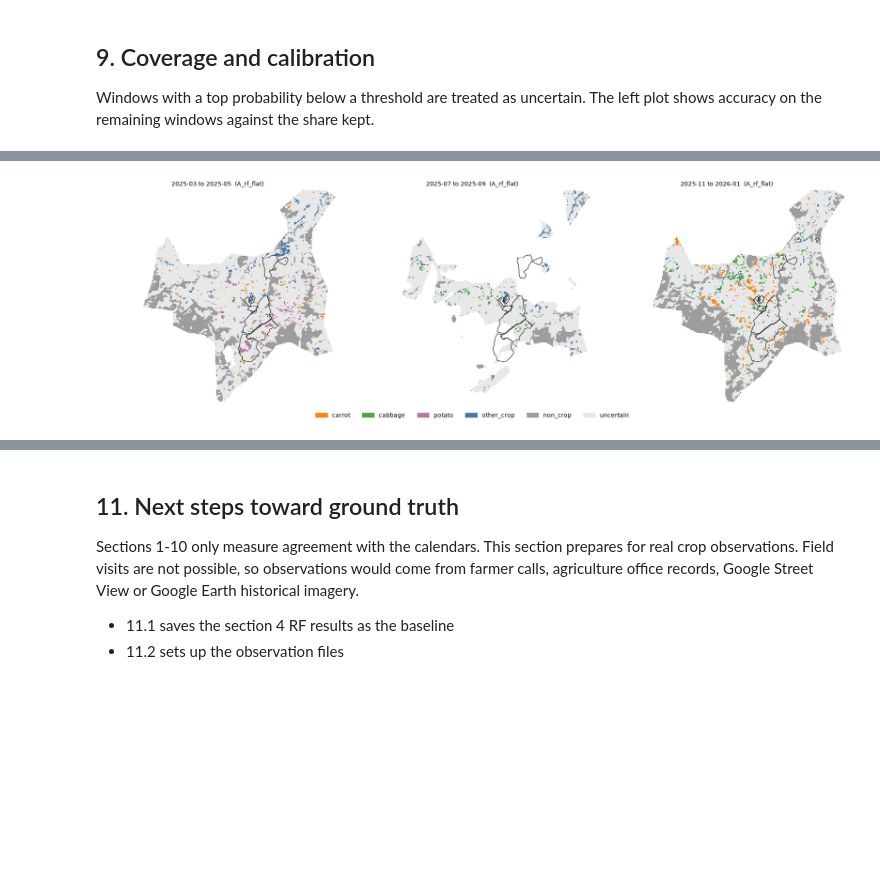
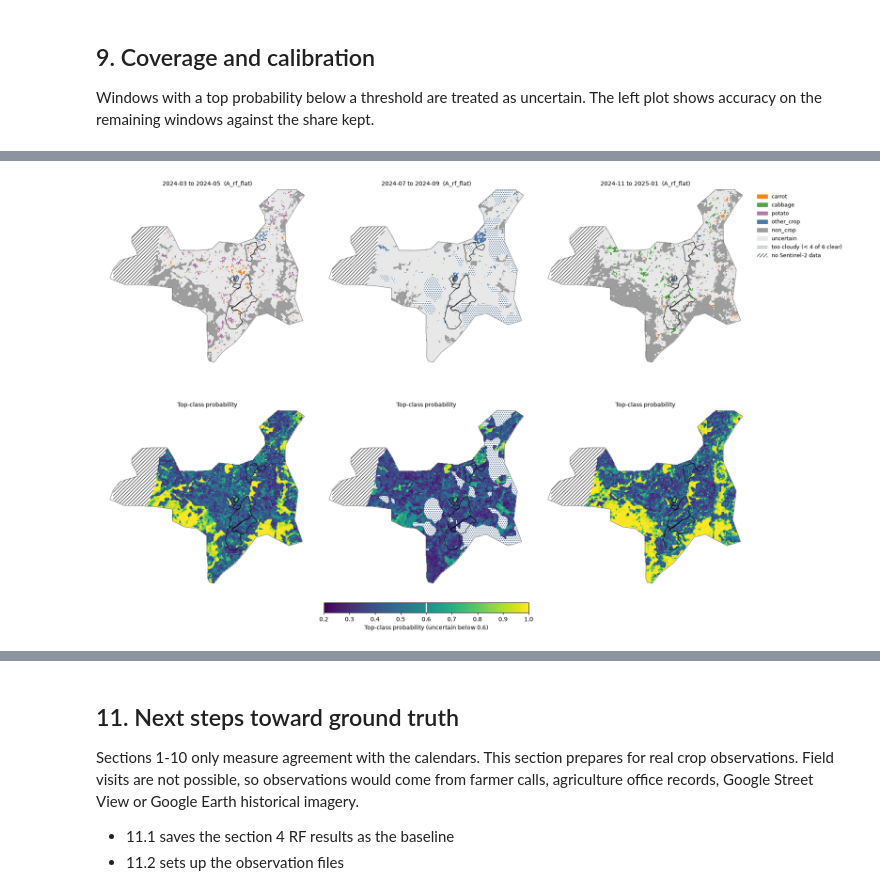
Before and after one commit to jrdavid-dev/external-crop-data-classification, a Jupyter notebook: notebooks/08_atok_weak_supervision_prototype.ipynb, the cells around one changed output, grey strips where cells are left out. Drawn from its saved outputs; the diff is of its cells as text; code cells hidden in the pictures; blank space fills up the shorter version.

```diff
--- a/notebooks/08_atok_weak_supervision_prototype.ipynb
+++ b/notebooks/08_atok_weak_supervision_prototype.ipynb
@@ -245,9 +276,10 @@ with rasterio.open(next(iter(available.values()))) as reference:
 H, W = int(window.height), int(window.width)
 
 cube_path = OUTPUT / "roi_cube.npz"
-signature = ["nodata_masked_v2"] + sorted((str(p), p.stat().st_size) for p in available.values())
-if cube_path.is_file() and json.loads(str(np.load(cube_path)["signature"])) == signature:
+signature = json.loads(json.dumps(["nodata_masked_v2"] + sorted((str(p), p.stat().st_size) for p in available.values())))  # lists, as stored
+if cube_path.is_file() and json.loads(str(np.load(cube_path)["signature"])) == signature:  # notebooks 09 and 10 reuse this cache
     cube = np.load(cube_path)["cube"]
+    print("ROI cube loaded from cache:", cube_path)
 else:
     cube = np.full((len(SLOTS), len(BANDS), H, W), np.nan, dtype=np.float32)
     for index, path in available.items():
@@ -636,7 +747,7 @@ for year in YEARS:
     slots = np.nonzero(slot_year == year)[0]
     for p in range(len(pixels)):
         values = pixel_series[p, slots][:, [5, 6, 7]]
-        clear = np.isfinite(values).all(1)
+        clear = np.isfinite(values).all(axis=1)
         if clear.sum() < 14:
             continue
         doy, y = SLOT_DOY[slots][clear], values[clear]
@@ -880,7 +992,7 @@ def select_pseudo(train_labeled, candidate_pool, ev, tau, margin):
     k_top2 = np.argsort(-ev["K"], 1)[:, :2]
     accept = ((fused.argmax(1) == top) & (order[:, -1] >= tau) & (order[:, -1] - order[:, -2] >= margin)
               & (ev["distances"][rows, top] <= np.array([ev["limits"][CLASSES[c]] for c in top]))
-              & ((k_top2 == top[:, None]).any(1) | (ev["C"].argmax(1) == top))
+              & ((k_top2 == top[:, None]).any(axis=1) | (ev["C"].argmax(1) == top))
               & (ev["K"][rows, top] >= 0.05))
     trusted = train_labeled["label"].value_counts()
     cap_limit = 2 * int(trusted.median())  # limit for large classes (non-crop anchors)
@@ -1031,13 +1146,46 @@ One map per 3-month window, following Area 2's rotation: March-May (potato), Jul
 # %%
 map_model = augmented if not pd.isna(TAU) else baseline_model
 map_name = "E_pseudo_augmented" if not pd.isna(TAU) else "A_rf_flat"
-map_starts = [i for i, (y, m, h) in enumerate(SLOTS) if y == 2025 and h == 1 and m in (3, 7, 11)]
+MAP_MONTHS = (3, 7, 11)
+roi_clear = np.isfinite(cube).all(axis=1)[:, roi_mask]  # (T, ROI pixels)
+map_coverage = {}
+for year in YEARS:
+    starts = [i for i, (y, m, h) in enumerate(SLOTS) if y == year and h == 1 and m in MAP_MONTHS and i + WINDOW <= len(SLOTS)]
+    if len(starts) == len(MAP_MONTHS):
+        map_coverage[year] = [(roi_clear[s:s + WINDOW].sum(0) >= MIN_VALID).mean() for s in starts]
+map_coverage = pd.DataFrame(map_coverage, index=["Mar-May", "Jul-Sep", "Nov-Jan"]).T.rename_axis("year")
+map_coverage["mean"] = map_coverage.mean(axis=1)
+MAP_YEAR = int(map_coverage["mean"].idxmax())
+print("Share of ROI pixels with enough clear composites for a map window:")
+display(map_coverage.style.format("{:.0%}"))
+print(f"Map year: {MAP_YEAR} ({'a test' if MAP_YEAR in TEST_YEARS else 'a training'} year)")
+map_starts = [i for i, (y, m, h) in enumerate(SLOTS) if y == MAP_YEAR and h == 1 and m in MAP_MONTHS]
 roi_rows, roi_cols = np.nonzero(roi_mask)
-figure, axes = plt.subplots(1, len(map_starts), figsize=(6 * len(map_starts), 5.6))
+figure, axes = plt.subplots(2, len(map_starts), figsize=(6 * len(map_starts), 11), layout="constrained")
 palette = ListedColormap([COLORS[c] for c in CLASSES] + ["#E8E8E8"])
 legend_names = CLASSES + ["uncertain"]
-map_records = []
-for axis, start in zip(axes, map_starts):
+never_clear = ~np.isfinite(cube).all(axis=1).any(0)  # no clear composite at all in 2019-2026
+MISSING_STYLES = {"too cloudy (< 4 of 6 clear)": ("....", "#30557A"), "no Sentinel-2 data": ("////", "#333333")}
+
+
+def draw_outlines(axis):
+    inverse = ~WINDOW_TRANSFORM
+    for geom, color, width in [(geom, "black", 0.8) for geom in polygons["grid_geometry"]] + [(roi_grid, "#555555", 0.6)]:
+        xs, ys = geom.exterior.xy
+        px = [inverse * (x, y) for x, y in zip(xs, ys)]
+        axis.plot([p[0] for p in px], [p[1] for p in px], color=color, lw=width)
+
+
+def hatch_missing(axis, masks):
+    for (hatch, color), mask in zip(MISSING_STYLES.values(), masks):
+        if mask.any():
+            hatched = axis.contourf(mask.astype(float), levels=[0.5, 1.5], colors="none", hatches=[hatch])
+            hatched.set_edgecolor(color)
+            hatched.set_linewidth(0)
+
+
+map_records, map_layers = [], []  # map_layers feeds the section 13 site
+for (axis, probability_axis), start in zip(axes.T, map_starts):
     map_meta, map_arrays = extract_windows(roi_rows, roi_cols, starts=[start])
     proba = aligned_proba(map_model, window_features(map_meta, map_arrays)[FEATURE_COLUMNS].to_numpy())
     classes_map = np.full((H, W), np.nan)
@@ -1046,28 +1194,37 @@ for axis, start in zip(axes, map_starts):
     code = proba.argmax(1).astype(float)
     code[proba.max(1) < 0.6] = len(CLASSES)
     classes_map[r, c], probability_map[r, c] = code, proba.max(1)
+    top_class_map = np.full((H, W), np.nan)
+    top_class_map[r, c] = proba.argmax(1)
+    map_layers.append({"start": start, "top_class": top_class_map, "probability": probability_map})
     year, month, _ = SLOTS[start]
     label = f"{year}-{month:02d}_to_{SLOTS[start + WINDOW - 1][0]}-{SLOTS[start + WINDOW - 1][1]:02d}"
     with rasterio.open(OUTPUT / f"map_{label}.tif", "w", driver="GTiff", height=H, width=W, count=2, dtype="float32",
                        crs=GRID_CRS, transform=WINDOW_TRANSFORM, nodata=np.nan) as destination:
         destination.write(classes_map.astype("float32"), 1)
         destination.write(probability_map.astype("float32"), 2)
-        destination.update_tags(classes=",".join(legend_names), model=map_name, provenance="weak calendar labels + rule anchors" + (" + pseudo-labels" if map_name.startswith("E") else ""))
+        destination.update_tags(classes=",".join(legend_names), model=map_name, provenance="weak calendar labels + NAMRIA ELUM 2023 non-crop" + (" + pseudo-labels" if map_name.startswith("E") else ""))
+    missing = [roi_mask & ~np.isfinite(classes_map) & ~never_clear, roi_mask & never_clear]  # too cloudy, no imagery
     axis.imshow(classes_map, cmap=palette, vmin=-0.5, vmax=len(legend_names) - 0.5, interpolation="nearest")
-    for name, geom in polygons["grid_geometry"].items():
-        xs, ys = geom.exterior.xy
-        inverse = ~WINDOW_TRANSFORM
-        px = [inverse * (x, y) for x, y in zip(xs, ys)]
-        axis.plot([p[0] for p in px], [p[1] for p in px], color="black", lw=0.8)
+    probability_image = probability_axis.imshow(probability_map, cmap="viridis", vmin=0.2, vmax=1.0, interpolation="nearest")
+    for each in (axis, probability_axis):
+        hatch_missing(each, missing)
+        draw_outlines(each)
+        each.axis("off")
     axis.set_title(f"{label.replace('_', ' ')}  ({map_name})", fontsize=10)
-    axis.axis("off")
+    probability_axis.set_title("Top-class probability", fontsize=10)
     shares = pd.Series(code).map(dict(enumerate(legend_names))).value_counts(normalize=True)
-    map_records.append({"window": label, **{name: shares.get(name, 0.0) for name in legend_names}, "mapped_pixels": len(code)})
+    map_records.append({"window": label, **{name: shares.get(name, 0.0) for name in legend_names}, "mapped_pixels": len(code),
+                        "too_cloudy_pixels": int(missing[0].sum()), "no_imagery_pixels": int(missing[1].sum())})
 handles = [plt.Rectangle((0, 0), 1, 1, color=COLORS.get(n, "#E8E8E8")) for n in legend_names]
 handles[-1] = plt.Rectangle((0, 0), 1, 1, color="#E8E8E8")
-figure.legend(handles, legend_names, loc="lower center", ncol=len(legend_names), frameon=False)
-figure.tight_layout(rect=(0, 0.06, 1, 1))
-figure.savefig(FIGURES / "time_indexed_maps_2025.png", dpi=150)
+handles += [mpatches.Patch(facecolor="white", edgecolor=color, hatch=hatch, lw=0) for hatch, color in MISSING_STYLES.values()]
+axes[0, -1].legend(handles, legend_names + list(MISSING_STYLES), loc="upper left", bbox_to_anchor=(1.0, 1.0), frameon=False, fontsize=9)
+colorbar = figure.colorbar(probability_image, ax=axes[1].tolist(), orientation="horizontal", fraction=0.05, shrink=0.6,
+                           label="Top-class probability (uncertain below 0.6)")
+colorbar.ax.axvline(0.6, color="white", lw=2)
+figure.savefig(FIGURES / f"time_indexed_maps_{MAP_YEAR}.png", dpi=150)
 plt.show()
+print("Class shares are of the predicted pixels; the last two columns are pixels without a prediction.")
 display(pd.DataFrame(map_records).set_index("window").style.format({n: "{:.0%}" for n in legend_names}))
 # %% [output]
@@ -1074 +1242 @@ display(pd.DataFrame(map_records).set_index("window").style.format({n: "{:.0%}"
-[figure, old version]
+[figure, new version]
```
Also changed, not shown: parts of 30 cells of this notebook, 4 other files.
